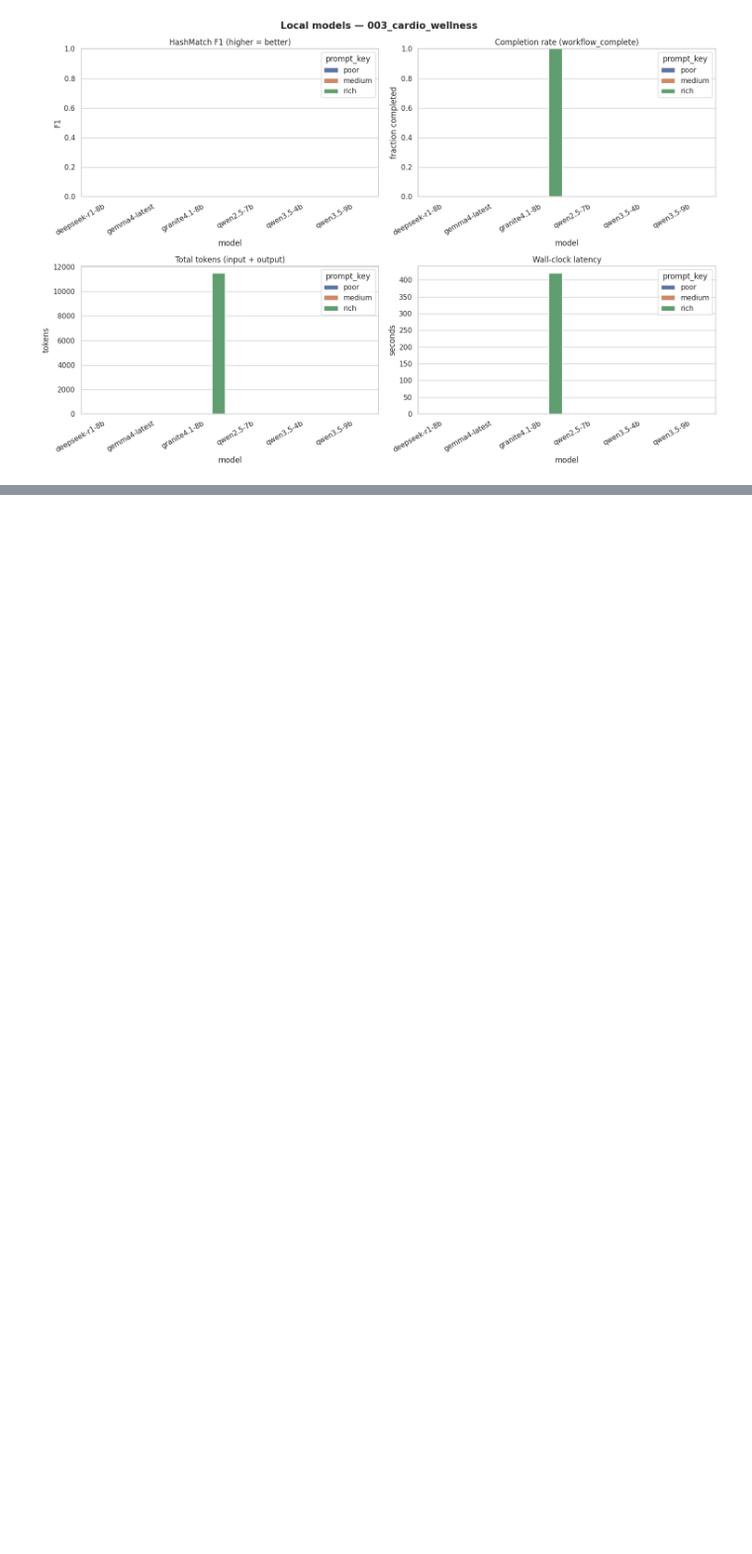
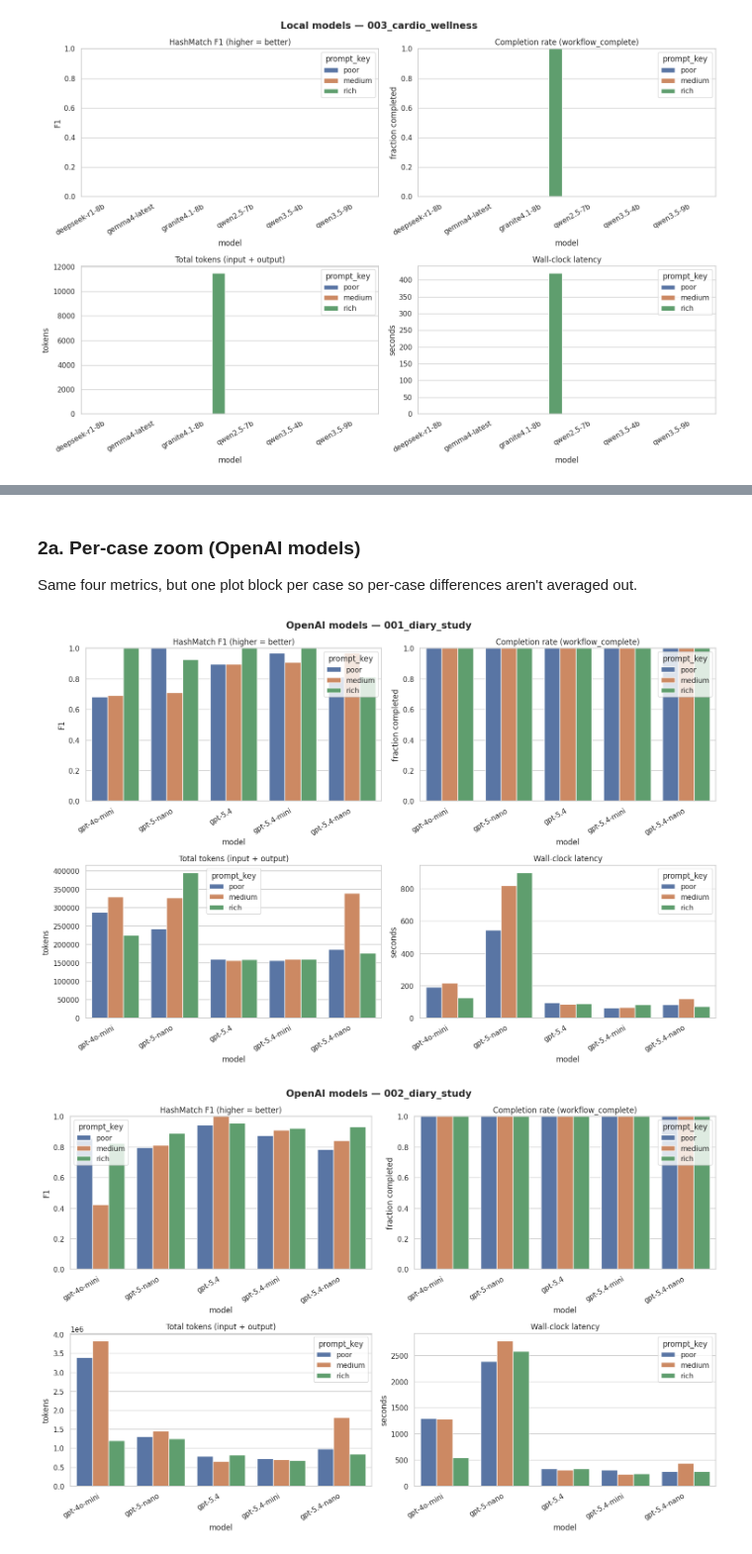
Before and after one commit to Congiuntivo/cams-nli-engine, a Jupyter notebook: study/analysis.ipynb, the cells around one changed output, grey strips where cells are left out. Shown at 99% size. Saved outputs shown, nothing was run; the diff lists cells and outputs as text; code cells hidden in the pictures; blank space fills up the shorter version.

```diff
--- a/study/analysis.ipynb
+++ b/study/analysis.ipynb
@@ -139,0 +140,10 @@ plot_block(df[df["source"] == "models"], "OpenAI models — 003_cardio_wellness"
+# %% [markdown]
+### 2a. Per-case zoom (OpenAI models)
+Same four metrics, but one plot block per case so per-case differences aren't averaged out.
+# %%
+openai_df = df[df["source"] == "models"]
+for case_id in sorted(openai_df["case_id"].unique()):
+    plot_block(openai_df[openai_df["case_id"] == case_id], f"OpenAI models — {case_id}")
+# %% [output]
+[figure, added]
+[figure, added]
```
Also changed, not shown: parts of 9 cells of this notebook.
